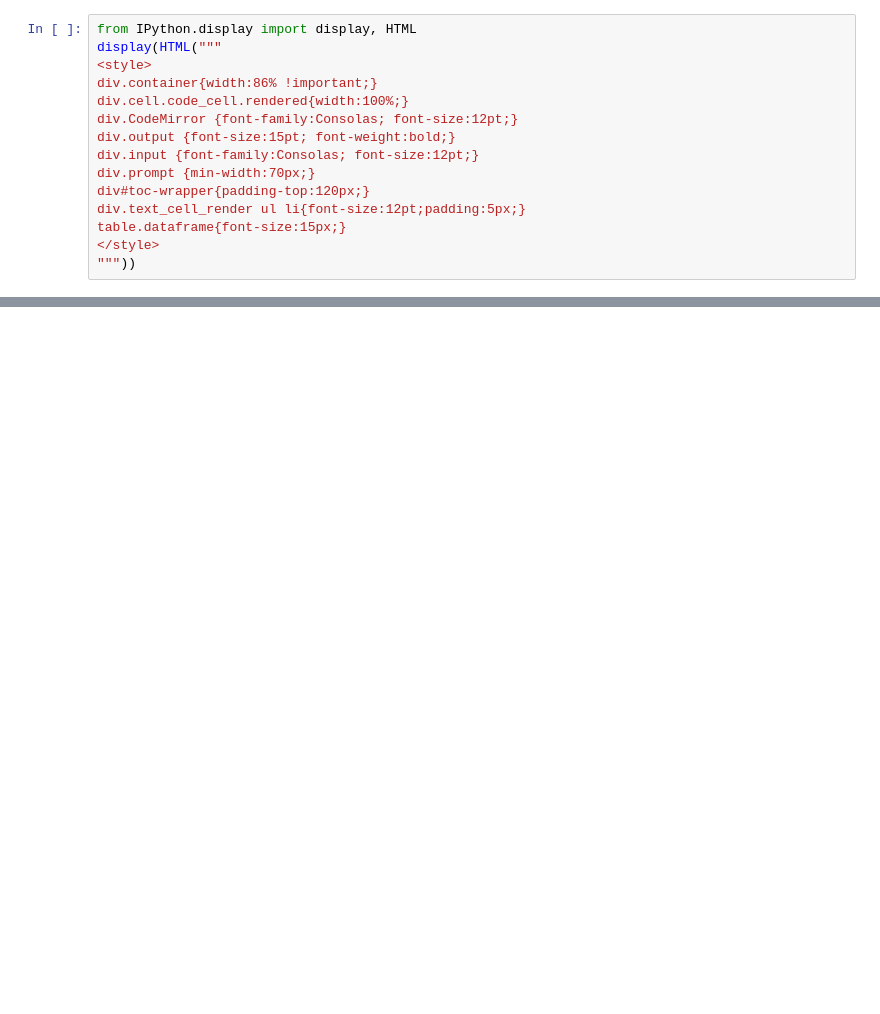
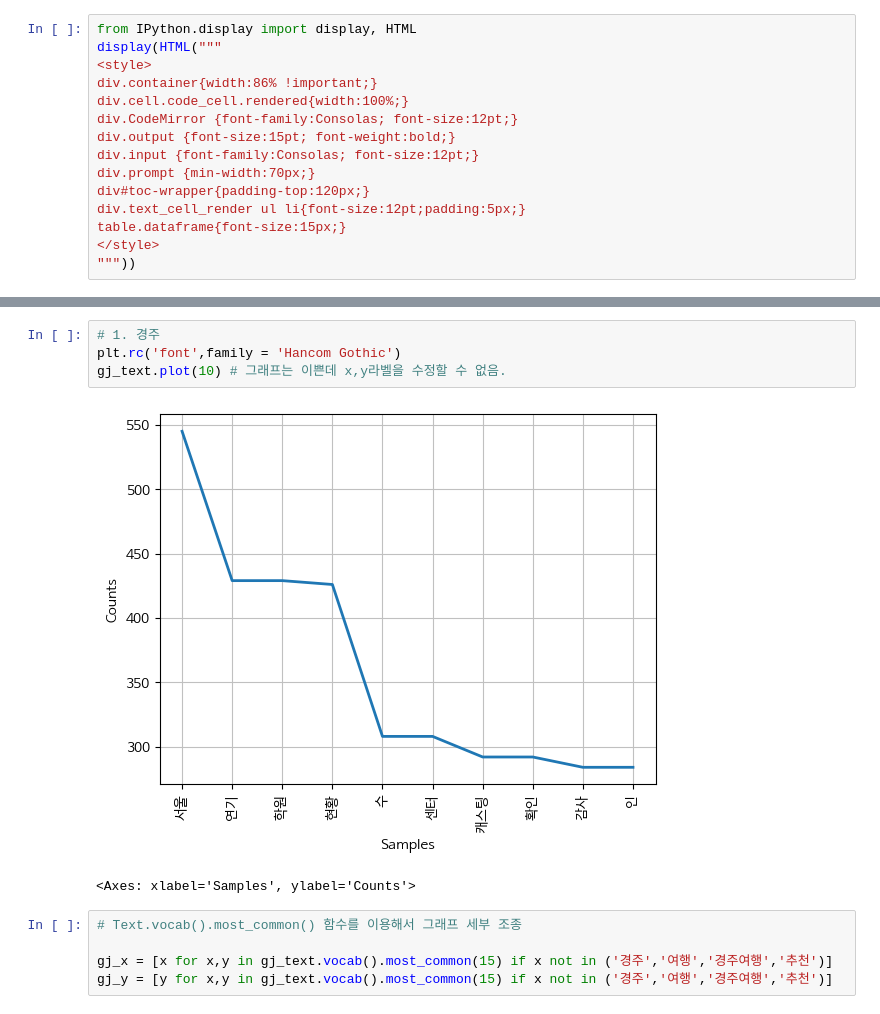
Before and after one commit to devna0111/ai_x, a Jupyter notebook: source/07_자연어처리/ch02_한글형태소분석_Quiz.ipynb, the cells around one changed output, grey strips where cells are left out. Saved outputs shown, nothing was run; the diff lists cells and outputs as text; blank space fills up the shorter version.

```diff
--- a/source/07_자연어처리/ch02_한글형태소분석_Quiz.ipynb
+++ b/source/07_자연어처리/ch02_한글형태소분석_Quiz.ipynb
@@ -66,0 +358,12 @@ data_extract()
+# %%
+# 1. 경주
+plt.rc('font',family = 'Hancom Gothic')
+gj_text.plot(10) # 그래프는 이쁜데 x,y라벨을 수정할 수 없음.
+# %% [output]
+[figure, added]
+<Axes: xlabel='Samples', ylabel='Counts'>
+# %%
+# Text.vocab().most_common() 함수를 이용해서 그래프 세부 조종
+
+gj_x = [x for x,y in gj_text.vocab().most_common(15) if x not in ('경주','여행','경주여행','추천')]
+gj_y = [y for x,y in gj_text.vocab().most_common(15) if x not in ('경주','여행','경주여행','추천')]
```
Also changed, not shown: parts of 56 cells of this notebook, 20 other files.
